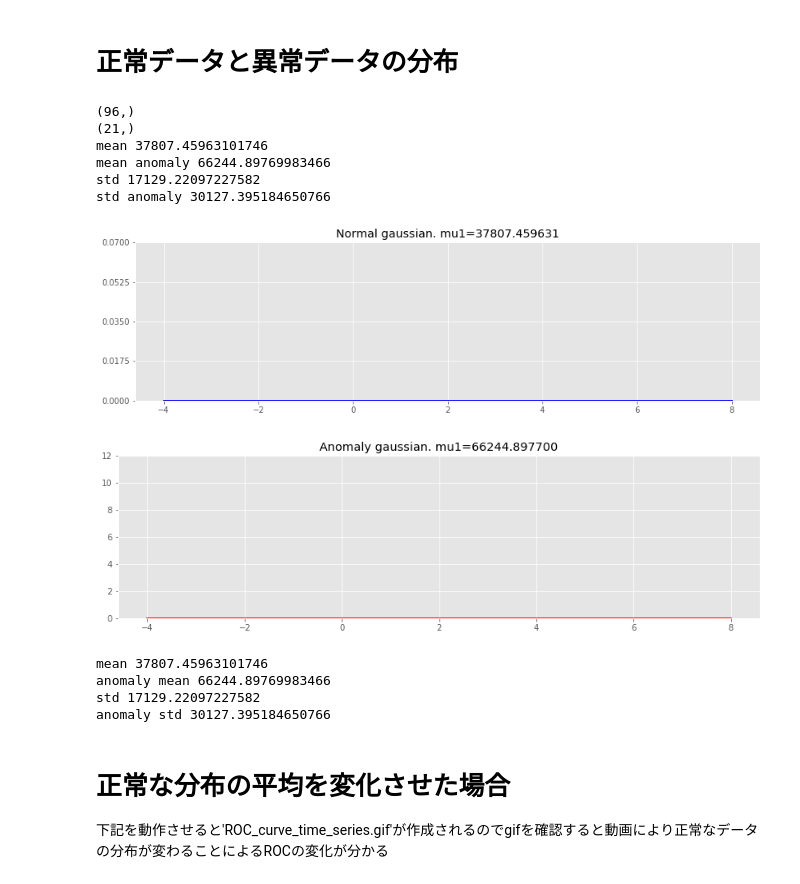
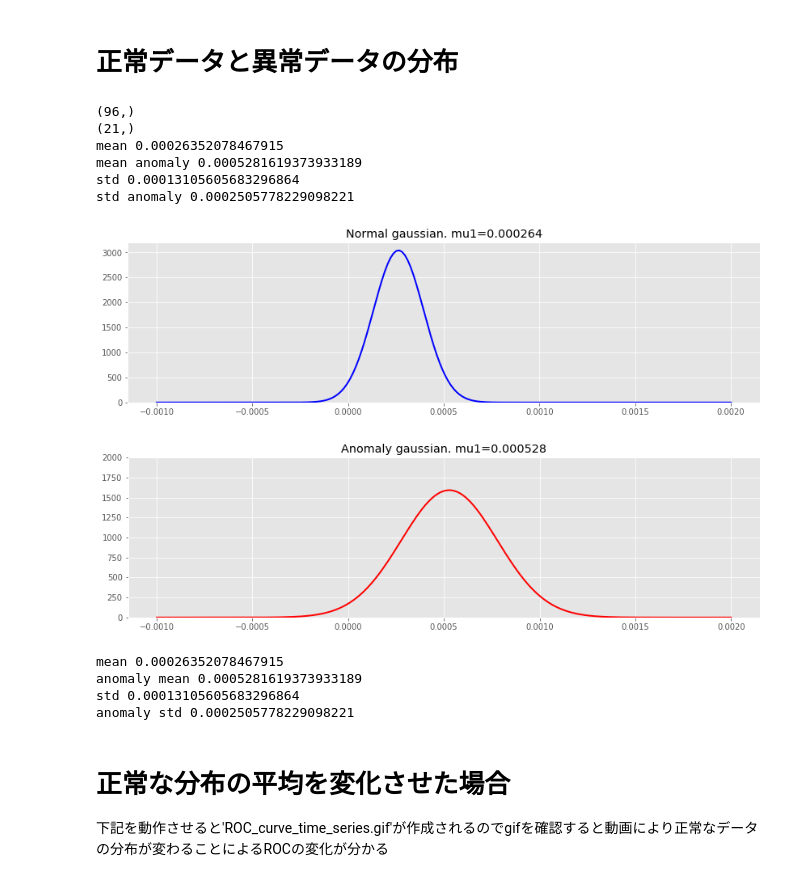
Before and after one commit to SnowMasaya/time_series_anomaly_detect_hands_on, a Jupyter notebook: advanced/time_series_anomaly_detect_keras.ipynb, the cells around one changed output. Drawn from its saved outputs; the diff is of its cells as text; code cells hidden in the pictures.

```diff
--- a/advanced/time_series_anomaly_detect_keras.ipynb
+++ b/advanced/time_series_anomaly_detect_keras.ipynb
@@ -530,53 +530,52 @@ print('mean anomaly {}'.format(mse_value_anomaly_mean))
 print('std {}'.format(mse_value_test_normal_std))
 print('std anomaly {}'.format(mse_value_anomaly_std))
 
-xmin = -4
-xmax = 8
+xmin = -0.001
+xmax = 0.002
 
 sx = 200
 xx = np.linspace(xmin, xmax, sx)
 
 x1 = st.norm.pdf(xx, loc=mse_value_test_normal_mean, scale=mse_value_test_normal_std)
 
 xx_anomaly = np.linspace(xmin, xmax, sx)
 
 x2 = st.norm.pdf(xx_anomaly, loc=mse_value_anomaly_mean, scale=mse_value_anomaly_std)
 
 plt.figure(figsize=(14, 8))
 plt.subplot(211)
 plt.title("Normal gaussian. mu1=%f"%(mse_value_test_normal_mean))
-plt.ylim(0, 0.07)
-plt.yticks(np.linspace(0, 0.07, 5, endpoint=True))
+plt.ylim(0, 3200)
 
 plt.plot(xx, x1, color='b', linewidth=2, zorder = 200)
 
 # plt.show()
 plt.figure(figsize=(14, 8))
 plt.subplot(212)
 plt.title("Anomaly gaussian. mu1=%f"%(mse_value_anomaly_mean))
-plt.ylim(0, 12.0)
+plt.ylim(0, 2000)
 
 plt.plot(xx, x2, color='r', linewidth=2, zorder = 200)
 
 plt.show()
 
 print('mean {}'.format(mse_value_test_normal_mean))
 print('anomaly mean {}'.format(mse_value_anomaly_mean))
 print('std {}'.format(mse_value_test_normal_std))
 print('anomaly std {}'.format(mse_value_anomaly_std))
 # %% [output]
 (96,)
 (21,)
-mean 37807.45963101746
-mean anomaly 66244.89769983466
-std 17129.22097227582
-std anomaly 30127.395184650766
+mean 0.00026352078467915
+mean anomaly 0.0005281619373933189
+std 0.00013105605683296864
+std anomaly 0.0002505778229098221
-[figure, old version]
+[figure, new version]
-[figure, old version]
+[figure, new version]
-mean 37807.45963101746
-anomaly mean 66244.89769983466
-std 17129.22097227582
-anomaly std 30127.395184650766
+mean 0.00026352078467915
+anomaly mean 0.0005281619373933189
+std 0.00013105605683296864
+anomaly std 0.0002505778229098221
 # %% [markdown]
 # 正常な分布の平均を変化させた場合
 
```
Also changed, not shown: parts of 1 cell of this notebook.
